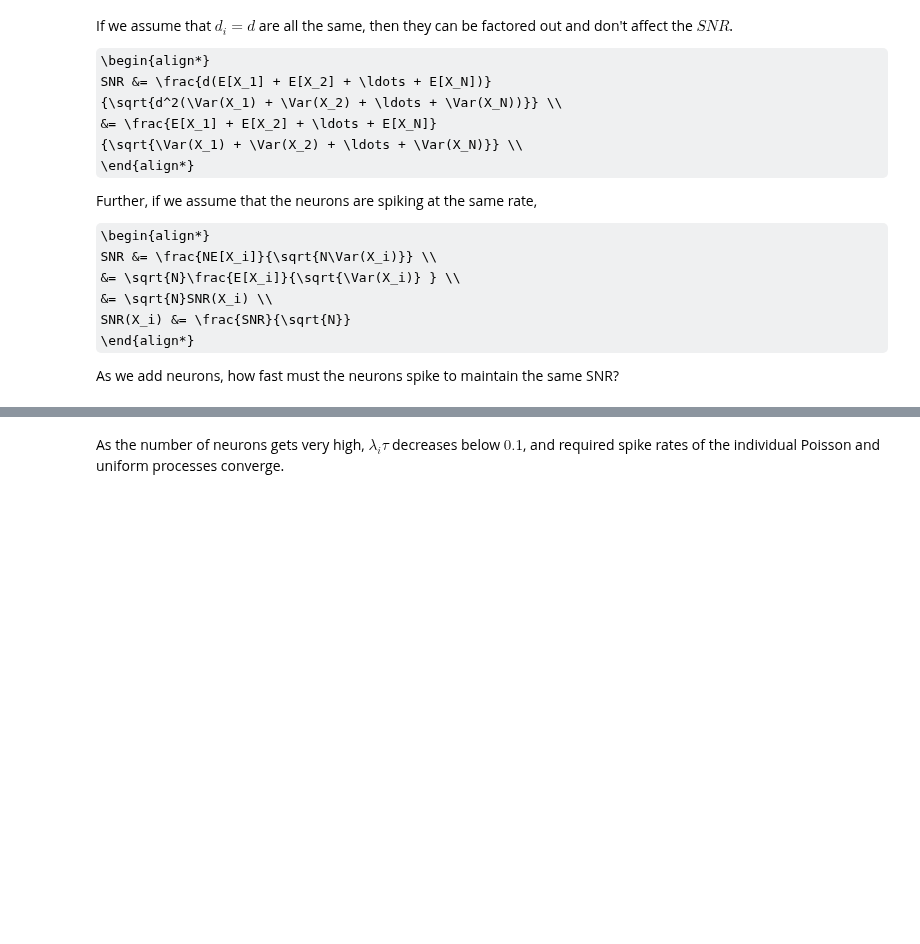
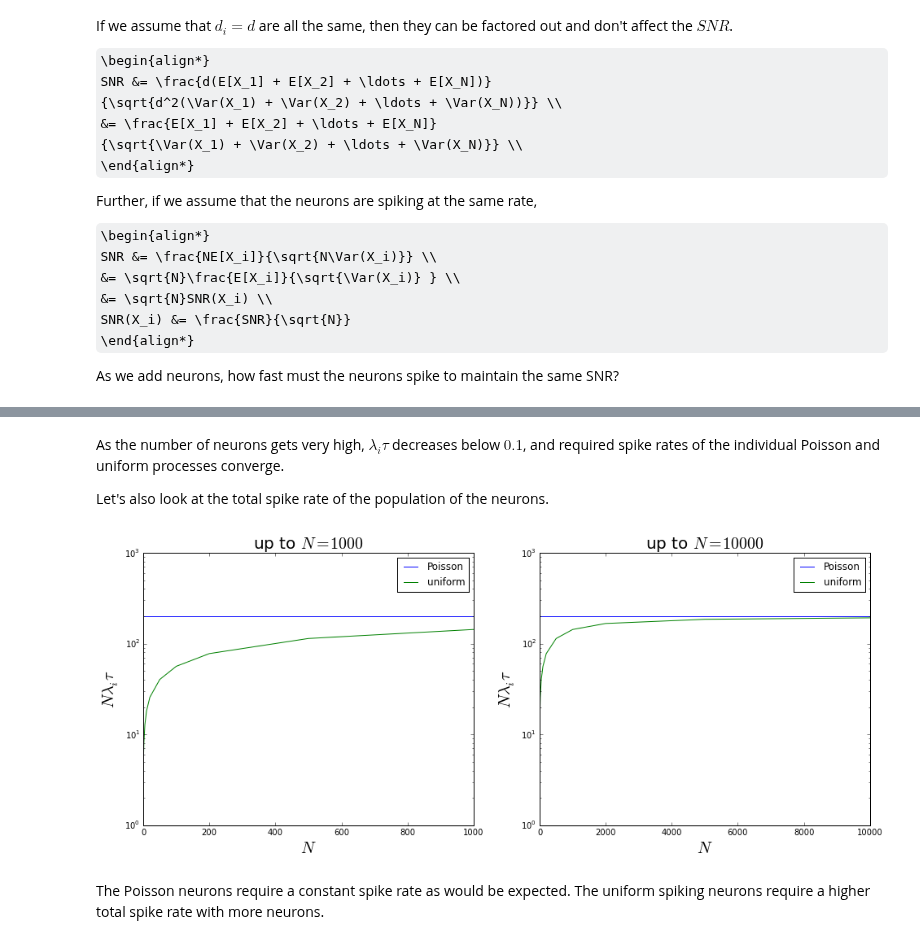
Before and after one commit to samfok/notebooks, a Jupyter notebook: design/poisson_vs_uniform spikes.ipynb, the cells around one changed output, grey strips where cells are left out. Saved outputs shown, nothing was run; the diff lists cells and outputs as text; code cells hidden in the pictures; some formulas as TeX source; blank space fills up the shorter version.

Commit message:
p vs u total neuron plot

```diff
--- a/design/poisson_vs_uniform spikes.ipynb
+++ b/design/poisson_vs_uniform spikes.ipynb
@@ -186,2 +184,23 @@ axs[1].set_title(r'up to $N=10000$', fontsize=20);
 # %% [markdown]
 As the number of neurons gets very high, $\lambda_i\tau$ decreases below $0.1$, and required spike rates of the individual Poisson and uniform processes converge.
+
+Let's also look at the total spike rate of the population of the neurons.
+# %%
+fig, axs= plt.subplots(ncols=2, figsize=(16, 6))
+axs[0].semilogy(Ns[clip_idx], Ns[clip_idx]*lam_p[clip_idx]*tau, label='Poisson')
+axs[0].semilogy(Ns[clip_idx], Ns[clip_idx]*lam_u[clip_idx]*tau, label='uniform')
+axs[0].legend(loc='best')
+axs[0].set_xlabel(r'$N$')
+axs[0].set_ylabel(r'$N\lambda_i\tau$')
+axs[0].set_title(r'up to $N=1000$', fontsize=20)
+
+axs[1].semilogy(Ns, Ns*lam_p*tau, label='Poisson')
+axs[1].semilogy(Ns, Ns*lam_u*tau, label='uniform')
+axs[1].legend(loc='best')
+axs[1].set_xlabel(r'$N$')
+axs[1].set_ylabel(r'$N\lambda_i\tau$')
+axs[1].set_title(r'up to $N=10000$', fontsize=20);
+# %% [output]
+[figure, added]
+# %% [markdown]
+The Poisson neurons require a constant spike rate as would be expected. The uniform spiking neurons require a higher total spike rate with more neurons.
```
Also changed, not shown: parts of 1 cell of this notebook.
